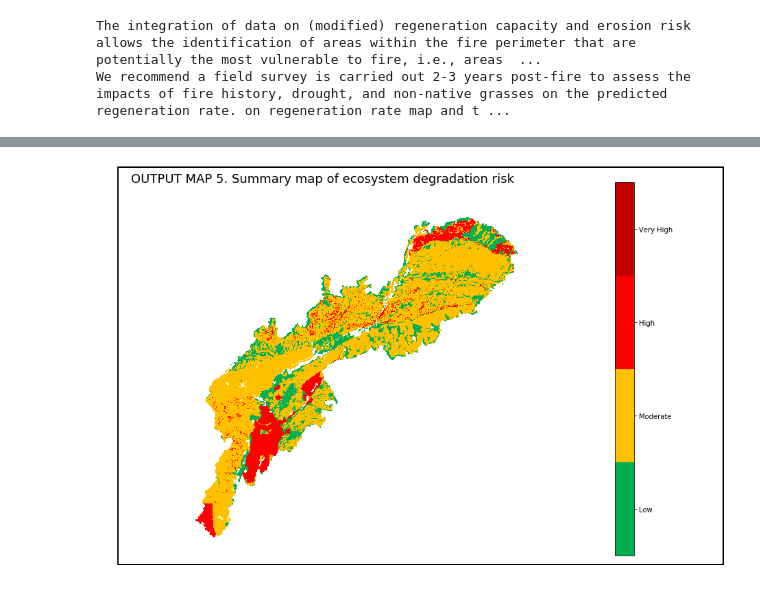
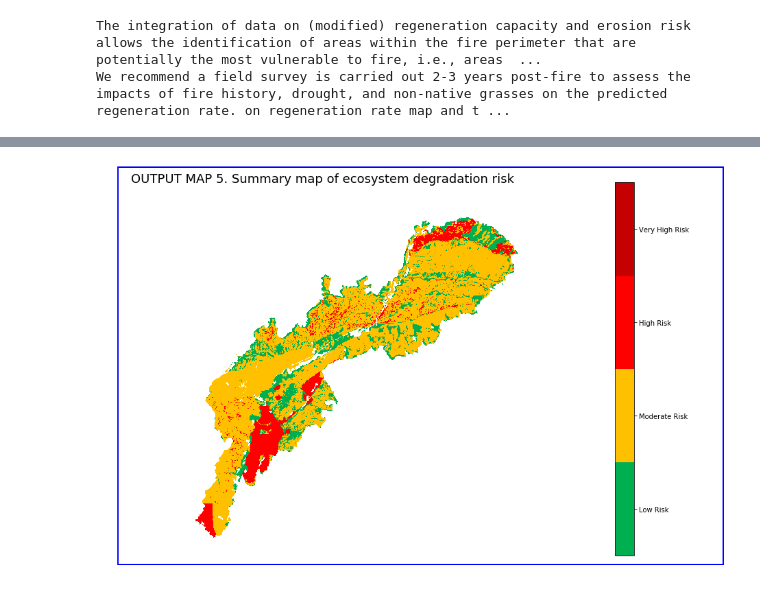
Before and after one commit to adhollander/postfire, a Jupyter notebook: PostfireRestorationTool.ipynb, the cells around one changed output, grey strips where cells are left out. Cells and saved outputs as stored; diff of their text form; code cells hidden in the pictures.

```diff
--- a/PostfireRestorationTool.ipynb
+++ b/PostfireRestorationTool.ipynb
@@ -1413,23 +1445,23 @@ We recommend a field survey is carried out 2-3 years post-fire to assess the imp
 # %%
 # plot erosion by vulnerability
 erosionvrast = erosionvulnrast(droughtmr, erosioncrast)
 
 fig, ax = plt.subplots(figsize=(18,10))
 cmap = veryredorangegreencm
 cmap.set_over(alpha=0)
 erosionvplot = ax.imshow(erosionvrast[0,], cmap=cmap, vmin=0.5, vmax=4.5)
 cbar = fig.colorbar(erosionvplot, fraction=0.03, ticks=range(1,5))
-erosionvulnlabels = ['Low', 'Moderate', 'High', 'Very High']
+erosionvulnlabels = ['Low Risk', 'Moderate Risk', 'High Risk', 'Very High Risk']
 cbar.ax.set_yticklabels(erosionvulnlabels)
 # ax.set(title="Final vulnerability map")
 autoAxis = ax.axis()
-rec = plt.Rectangle((autoAxis[0]-0.7,autoAxis[2]+15),(autoAxis[1]-autoAxis[0])+240,(autoAxis[3]-autoAxis[2])-40,fill=False,lw=2)
+rec = plt.Rectangle((autoAxis[0]-0.7,autoAxis[2]+15),(autoAxis[1]-autoAxis[0])+240,(autoAxis[3]-autoAxis[2])-40,fill=False,lw=2, color='blue')
 rec = ax.add_patch(rec)
 rec.set_clip_on(False)
 ax.text(20,0, "OUTPUT MAP 5. Summary map of ecosystem degradation risk",  fontsize=18)
 ax.set_axis_off();
 # %% [output]
-[figure, old version]
+[figure, new version]
 # %%
 # download output data
 downloadwgt5 =  SaveFileButton(erosionvrast)
```
Also changed, not shown: parts of 12 cells of this notebook, 1 other file.
